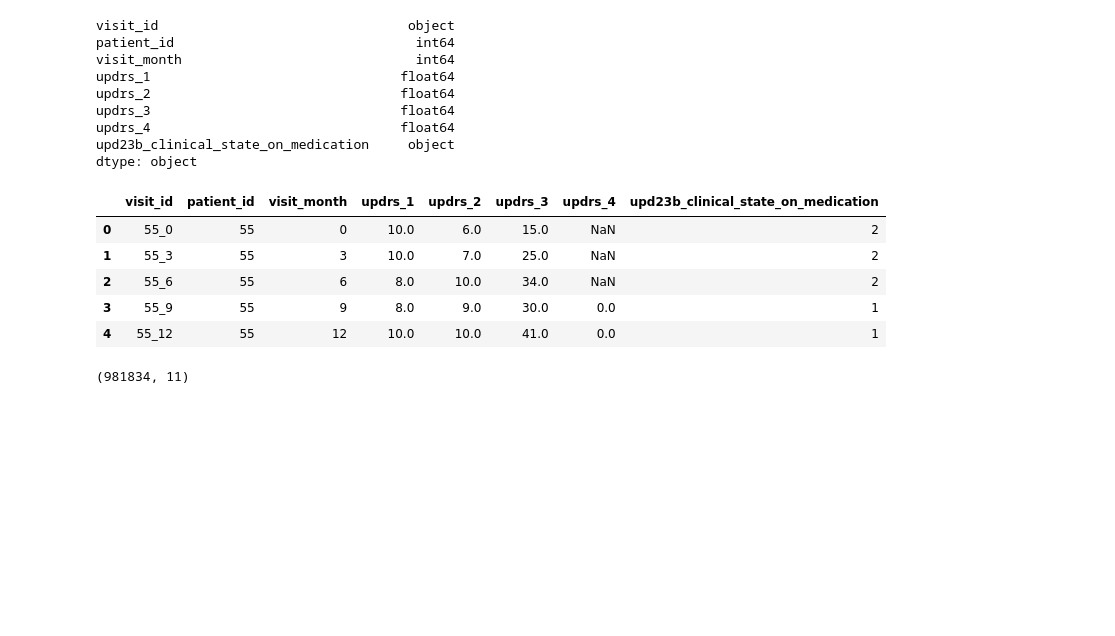
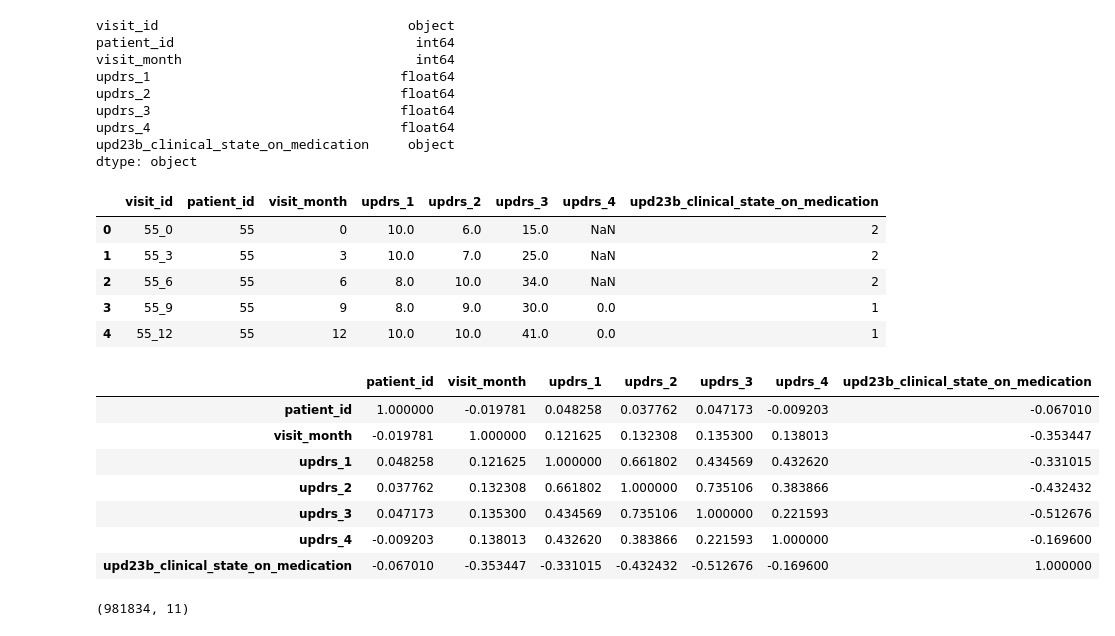
Before and after one commit to ezgibooth/Predicting_Parkinsons_Progression, a Jupyter notebook: PredictingParkinsonsNotepad.ipynb, the cells around one changed output. Drawn from its saved outputs; the diff is of its cells as text; code cells hidden in the pictures; blank space fills up the shorter version.

```diff
--- a/PredictingParkinsonsNotepad.ipynb
+++ b/PredictingParkinsonsNotepad.ipynb
@@ -166,6 +182,18 @@ clinical.head()
 | 2 | 55_6 | 55 | 6 | 8.0 | 10.0 | 34.0 | NaN | 2 |
 | 3 | 55_9 | 55 | 9 | 8.0 | 9.0 | 30.0 | 0.0 | 1 |
 | 4 | 55_12 | 55 | 12 | 10.0 | 10.0 | 41.0 | 0.0 | 1 |
+# %%
+#quick correlation check
+clinical.corr().style.background_gradient(cmap='RdBu')
+# %% [output]
+|  | patient_id | visit_month | updrs_1 | updrs_2 | updrs_3 | updrs_4 | upd23b_clinical_state_on_medication |
+| patient_id | 1.000000 | -0.019781 | 0.048258 | 0.037762 | 0.047173 | -0.009203 | -0.067010 |
+| visit_month | -0.019781 | 1.000000 | 0.121625 | 0.132308 | 0.135300 | 0.138013 | -0.353447 |
+| updrs_1 | 0.048258 | 0.121625 | 1.000000 | 0.661802 | 0.434569 | 0.432620 | -0.331015 |
+| updrs_2 | 0.037762 | 0.132308 | 0.661802 | 1.000000 | 0.735106 | 0.383866 | -0.432432 |
+| updrs_3 | 0.047173 | 0.135300 | 0.434569 | 0.735106 | 1.000000 | 0.221593 | -0.512676 |
+| updrs_4 | -0.009203 | 0.138013 | 0.432620 | 0.383866 | 0.221593 | 1.000000 | -0.169600 |
+| upd23b_clinical_state_on_medication | -0.067010 | -0.353447 | -0.331015 | -0.432432 | -0.512676 | -0.169600 | 1.000000 |
 # %%
 #join dataframes
 
```
Also changed, not shown: parts of 9 cells of this notebook.
